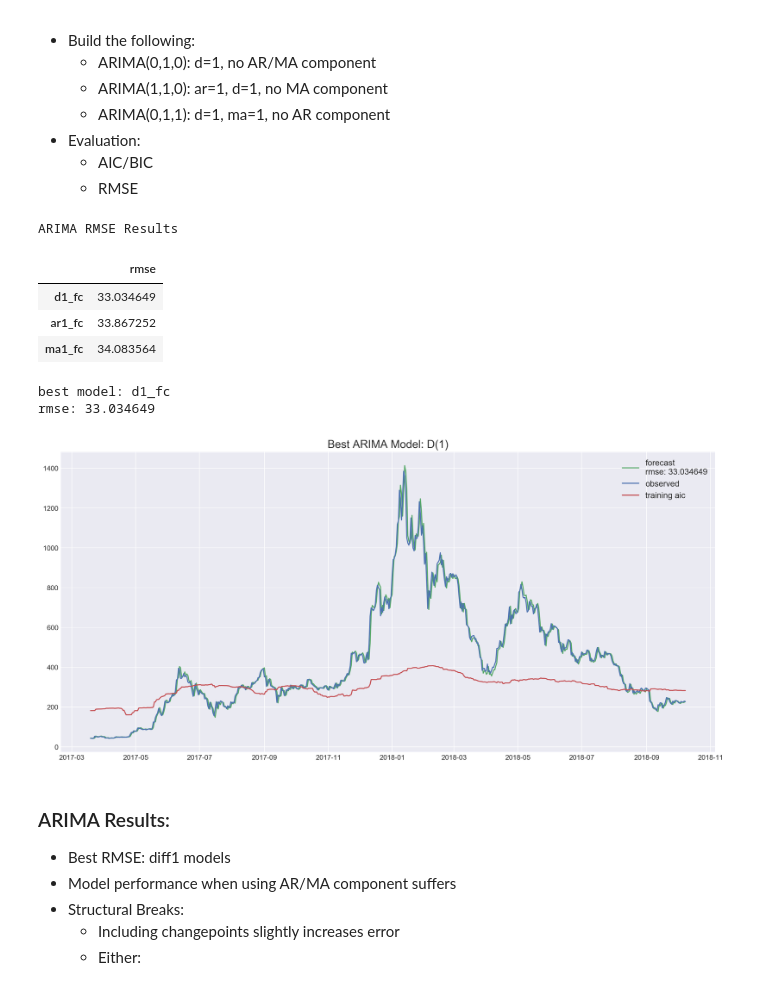
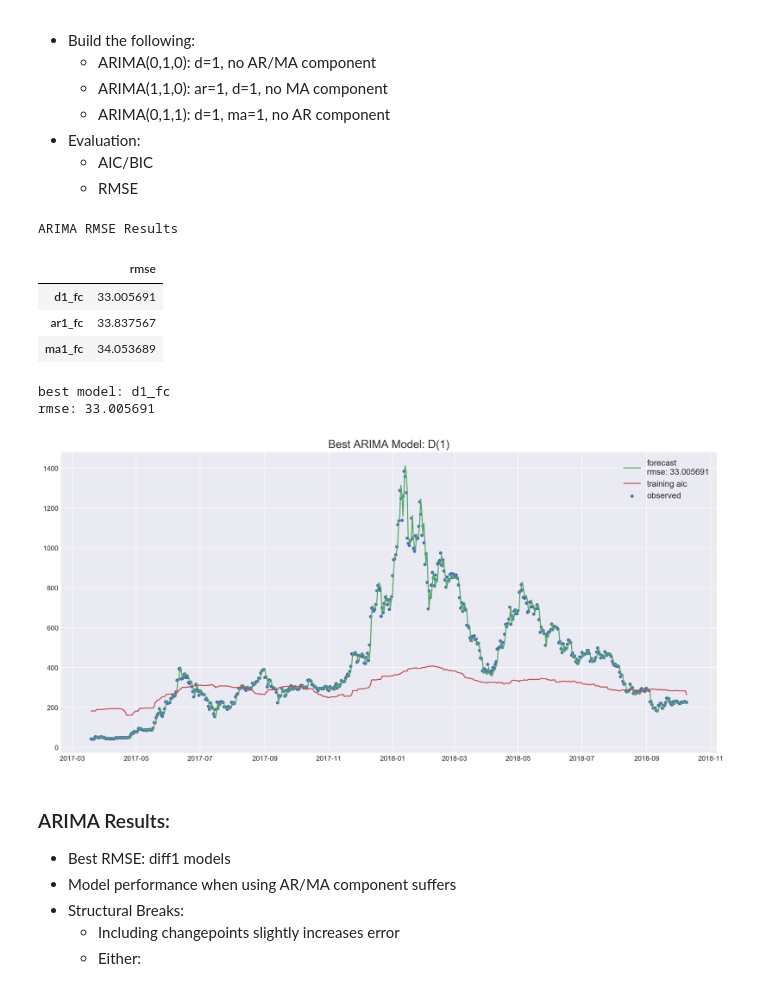
Before and after one commit to brianmcguckin/thinkful_final_capstone, a Jupyter notebook: Ethereum Time Series Analysis.ipynb, the cells around one changed output. Saved outputs shown, nothing was run; the diff lists cells and outputs as text; code cells hidden in the pictures.

```diff
--- a/Ethereum Time Series Analysis.ipynb
+++ b/Ethereum Time Series Analysis.ipynb
@@ -410,21 +489,0 @@ print(cpts_ruptures)
-# %%
-cpts_pos = []
-cpts_neg = []
-for i, row in cpts_df.iterrows():
-    if cpts_df.delta[i] > 0:
-        cpts_pos.append(cpts_df.delta[i])
-    if cpts_df.delta[i] < 0:
-        cpts_neg.append(cpts_df.delta[i])
-
-cpts_prophet = []
-mean_pos = np.mean(cpts_pos)
-mean_neg = np.mean(cpts_neg)
-
-for i, row in cpts_df.iterrows():
-    if cpts_df.delta[i] >= mean_pos:
-        cpts_prophet.append(row.index_locator)
-    elif cpts_df.delta[i] <= mean_neg:
-        cpts_prophet.append(row.index_locator)
-
-print(cpts_prophet)
-print(cpts_ruptures)
@@ -639,44 +695,45 @@ print("best model: {}\nrmse: {:.6f}".format(best_model, arima_preds_rmse[best_mo
 # %% [output]
 ARIMA RMSE Results
 |  | rmse |
-| d1_fc | 33.034649 |
-| ar1_fc | 33.867252 |
-| ma1_fc | 34.083564 |
+| d1_fc | 33.005691 |
+| ar1_fc | 33.837567 |
+| ma1_fc | 34.053689 |
 best model: d1_fc
-rmse: 33.034649
+rmse: 33.005691
 # %%
 # plot results
 x_dates = ts.eth_close.index[window:]
 observed = ts.eth_close[window:]
 
 fig, ax = plt.subplots(figsize=figsize1, dpi=dpi)
 ax.set_title("Best ARIMA Model: D(1)", size=title_fontsize)
 # best arima
 ax.plot(
     x_dates,
     forecasts[best_model][0],
     label="forecast\nrmse: {:.6f}".format(arima_preds_rmse[best_model]),
     c=colors[1]
 )
 # plot observed values
-ax.plot(
+ax.scatter(
     x_dates,
     observed,
     label = "observed",
-    c=colors[0]
+    c=colors[0],
+    s=14
 )
 # plot train aic for fun
 ax.plot(
     x_dates,
     forecasts[best_model][1],
     label="training aic",
     c=colors[2]
 )
 #plt.setp(ax.lines, linewidth=1.5)
 plt.legend(prop={'size':ax_fontsize})
 plt.show()
 # %% [output]
-[figure, old version]
+[figure, new version]
 # %% [markdown]
 ### ARIMA Results:
 - Best RMSE: diff1 models
```
Also changed, not shown: parts of 77 cells of this notebook.
